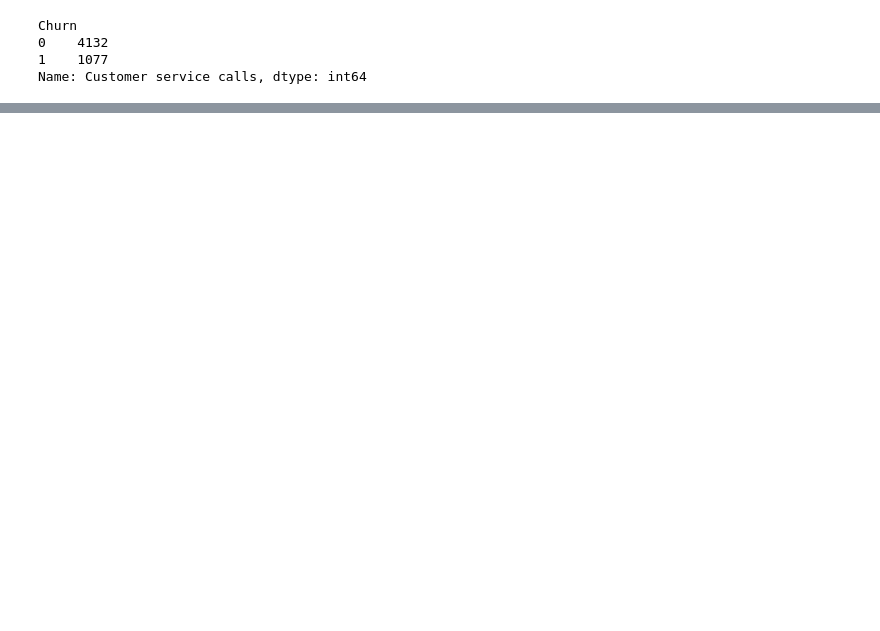
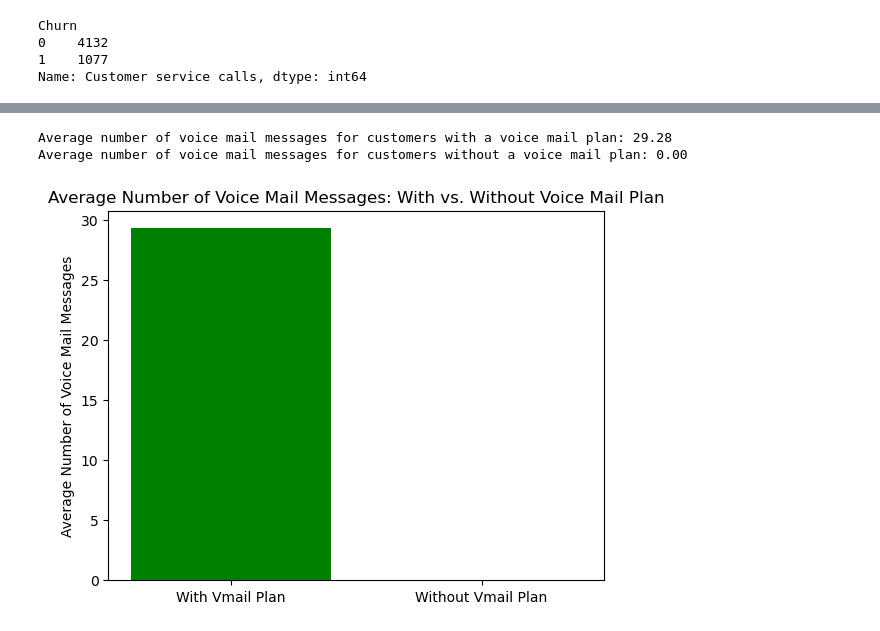
Before and after one commit to shriansh8619/telephone_eda, a Jupyter notebook: telephone_EDA.ipynb, the cells around one changed output, grey strips where cells are left out. Saved outputs shown, nothing was run; the diff lists cells and outputs as text; code cells hidden in the pictures; blank space fills up the shorter version.

```diff
--- a/telephone_EDA.ipynb
+++ b/telephone_EDA.ipynb
@@ -129,0 +228,18 @@ Name: Customer service calls, dtype: int64
+# %%
+avg_vmail_for_voice_mail=cust_with_voice_plans['Number vmail messages'].mean()
+avg_vmail_for_without_voice_mail=cust_without_voice_plans['Number vmail messages'].mean()
+
+print(f'Average number of voice mail messages for customers with a voice mail plan: {avg_vmail_for_voice_mail:.2f}')
+print(f'Average number of voice mail messages for customers without a voice mail plan: {avg_vmail_for_without_voice_mail:.2f}')
+# Visualize the average number of voice mail messages
+labels = ['With Vmail Plan', 'Without Vmail Plan']
+avg_vmail_messages = [avg_vmail_for_voice_mail,avg_vmail_for_without_voice_mail]
+
+plt.bar(labels, avg_vmail_messages, color=['green', 'blue'])
+plt.title('Average Number of Voice Mail Messages: With vs. Without Voice Mail Plan')
+plt.ylabel('Average Number of Voice Mail Messages')
+plt.show()
+# %% [output]
+Average number of voice mail messages for customers with a voice mail plan: 29.28
+Average number of voice mail messages for customers without a voice mail plan: 0.00
+[figure, added]
```
Also changed, not shown: parts of 17 cells of this notebook.
